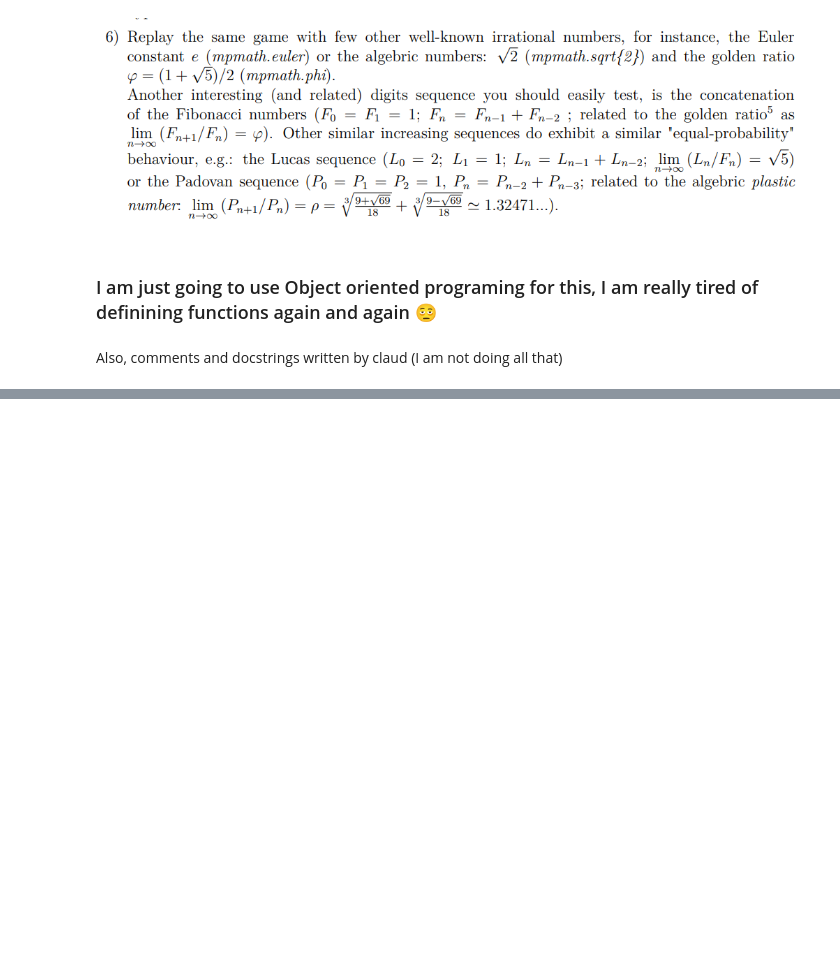
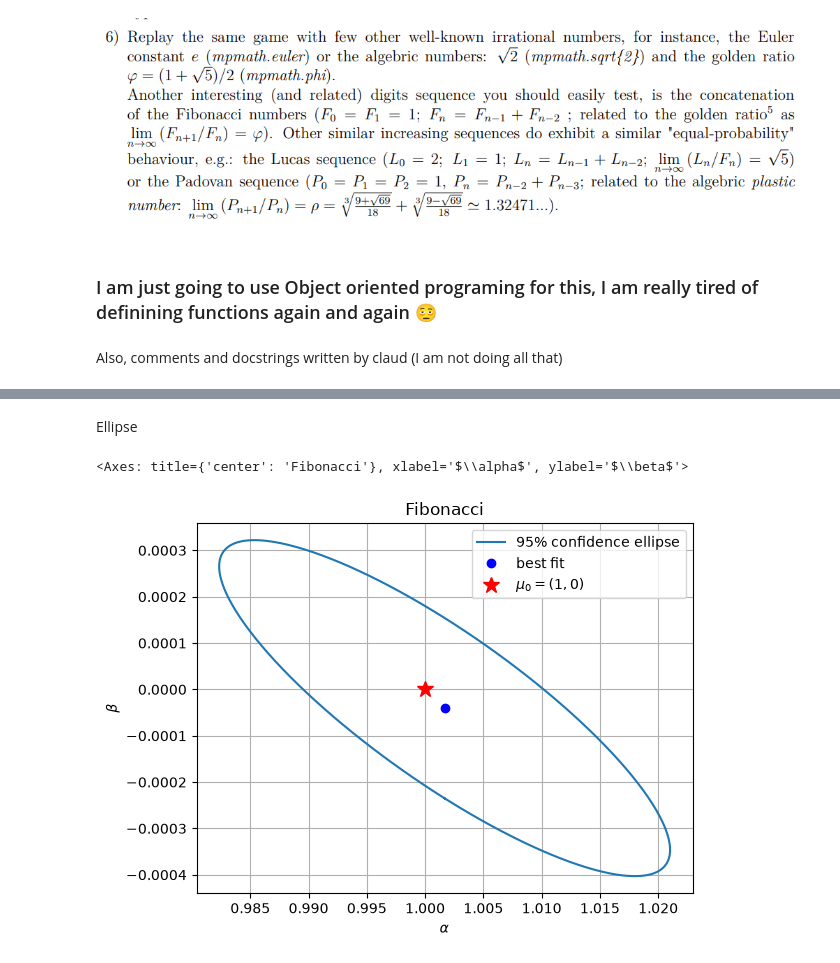
Before and after one commit to Alcatraz312/statistics-is-fun-maybe, a Jupyter notebook: main/problems/digit_density.ipynb, the cells around one changed output, grey strips where cells are left out. Saved outputs shown, nothing was run; the diff lists cells and outputs as text; code cells hidden in the pictures; blank space fills up the shorter version.

```diff
--- a/main/problems/digit_density.ipynb
+++ b/main/problems/digit_density.ipynb
@@ -512,0 +526,7 @@ p-value (mu0 consistency)  = 0.9628
+# %% [markdown]
+Ellipse
+# %%
+fibo.plot_ellipse()
+# %% [output]
+<Axes: title={'center': 'Fibonacci'}, xlabel='$\\alpha$', ylabel='$\\beta$'>
+[figure, added]
```
Also changed, not shown: parts of 7 cells of this notebook.
